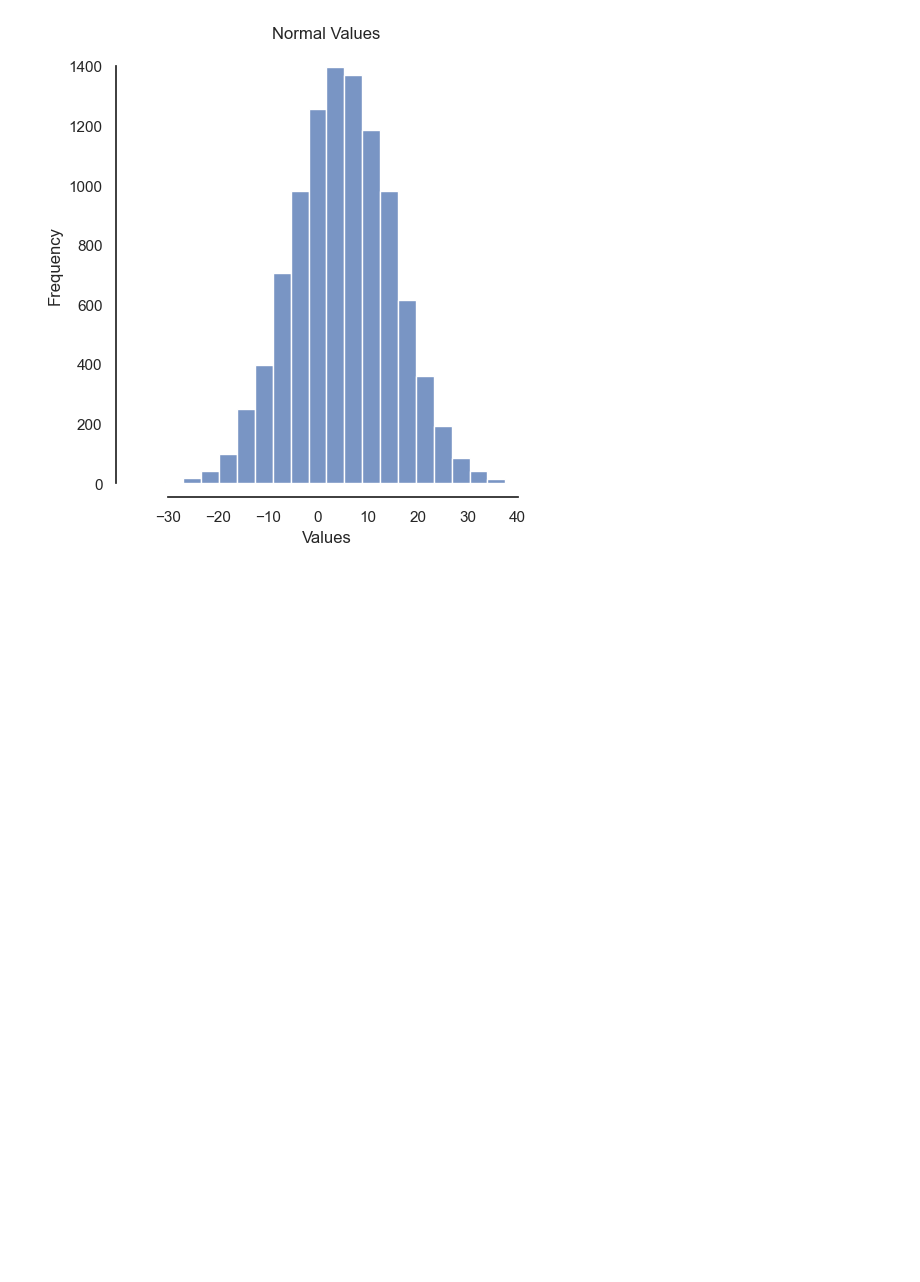
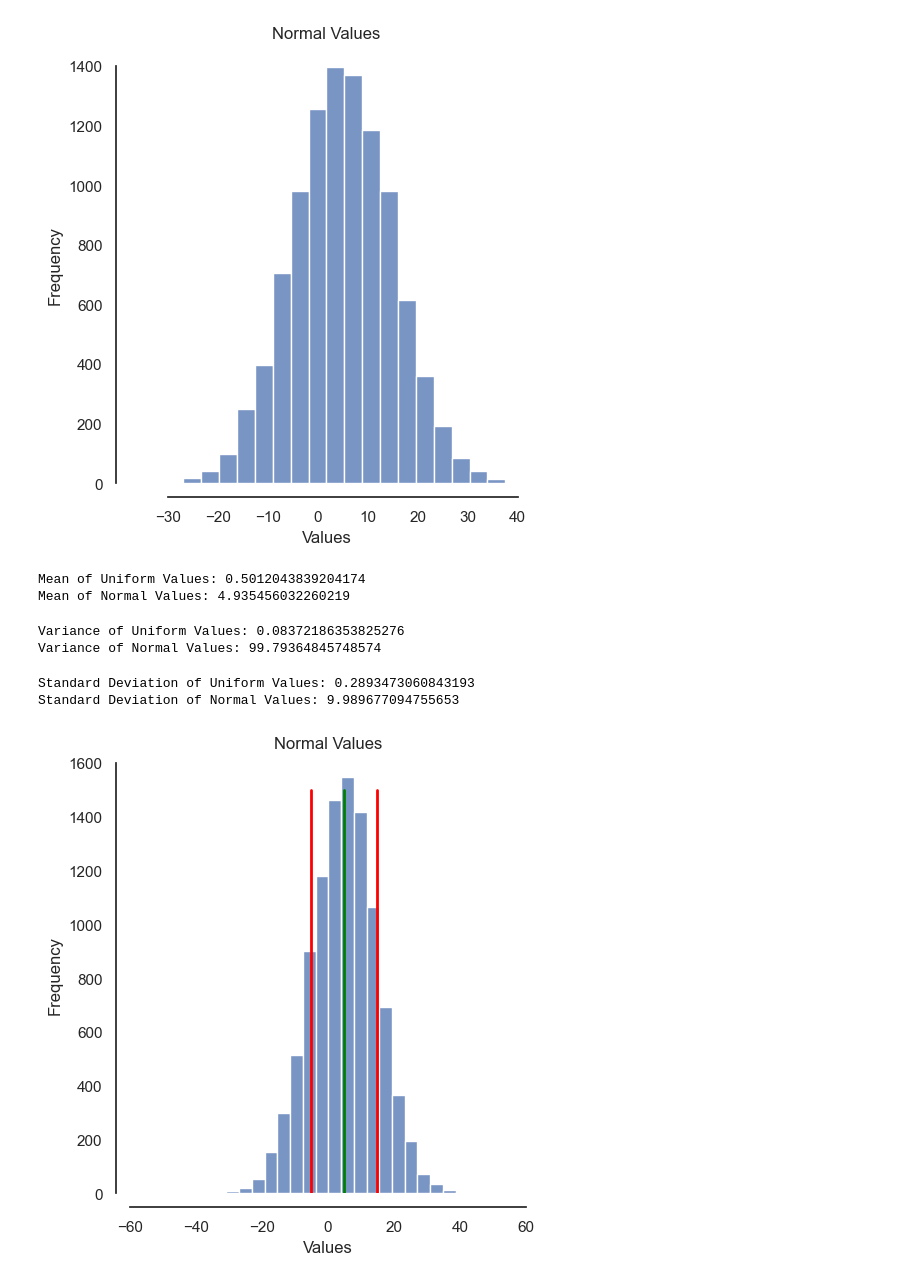
Before and after one commit to shafaq-aslam/statistics-prob, a Jupyter notebook: 04_Dispersion.ipynb, the cells around one changed output. Cells and saved outputs as stored; diff of their text form; code cells hidden in the pictures; blank space fills up the shorter version.

```diff
--- a/04_Dispersion.ipynb
+++ b/04_Dispersion.ipynb
@@ -44,3 +44,48 @@ sns.despine(offset=10, trim=True)
 plt.show()
 # %% [output]
 [figure]
+# %%
+print(f"Mean of Uniform Values: {np.mean(uniform_values)}")
+print(f"Mean of Normal Values: {np.mean(normal_values)}")
+# %% [output]
+Mean of Uniform Values: 0.5012043839204174
+Mean of Normal Values: 4.935456032260219
+# %%
+print(f"Variance of Uniform Values: {np.var(uniform_values)}")
+print(f"Variance of Normal Values: {np.var(normal_values)}")
+# %% [output]
+Variance of Uniform Values: 0.08372186353825276
+Variance of Normal Values: 99.79364845748574
+# %%
+print(f"Standard Deviation of Uniform Values: {np.std(uniform_values)}")
+print(f"Standard Deviation of Normal Values: {np.std(normal_values)}")
+# %% [output]
+Standard Deviation of Uniform Values: 0.2893473060843193
+Standard Deviation of Normal Values: 9.989677094755653
+# %%
+normal_vals = np.random.normal(loc=5.0, scale=10.0, size=num_samples)
+
+nv_mean = np.mean(normal_vals)
+nv_std = np.std(normal_vals)
+# %%
+sns.displot(normal_vals, bins=20, kde=False)
+plt.xlim(-60, 60)
+
+plt.ylabel("Frequency")
+plt.xlabel("Values")
+plt.title("Normal Values")
+sns.despine(offset=10, trim=True)
+
+# Ploting SD line
+x_c, y_c = ([nv_mean, nv_mean],[0, 1500])
+plt.plot(x_c, y_c, color='green', linewidth=2)
+
+x_c, y_c = ([nv_mean + nv_std, nv_mean + nv_std], [0, 1500])
+plt.plot(x_c, y_c, color='red', linewidth=2)
+
+x_c, y_c = ([nv_mean - nv_std, nv_mean - nv_std], [0, 1500])
+plt.plot(x_c, y_c, color='red', linewidth=2)
+
+plt.show()
+# %% [output]
+[figure, added]
```
Also changed, not shown: parts of 2 cells of this notebook.
